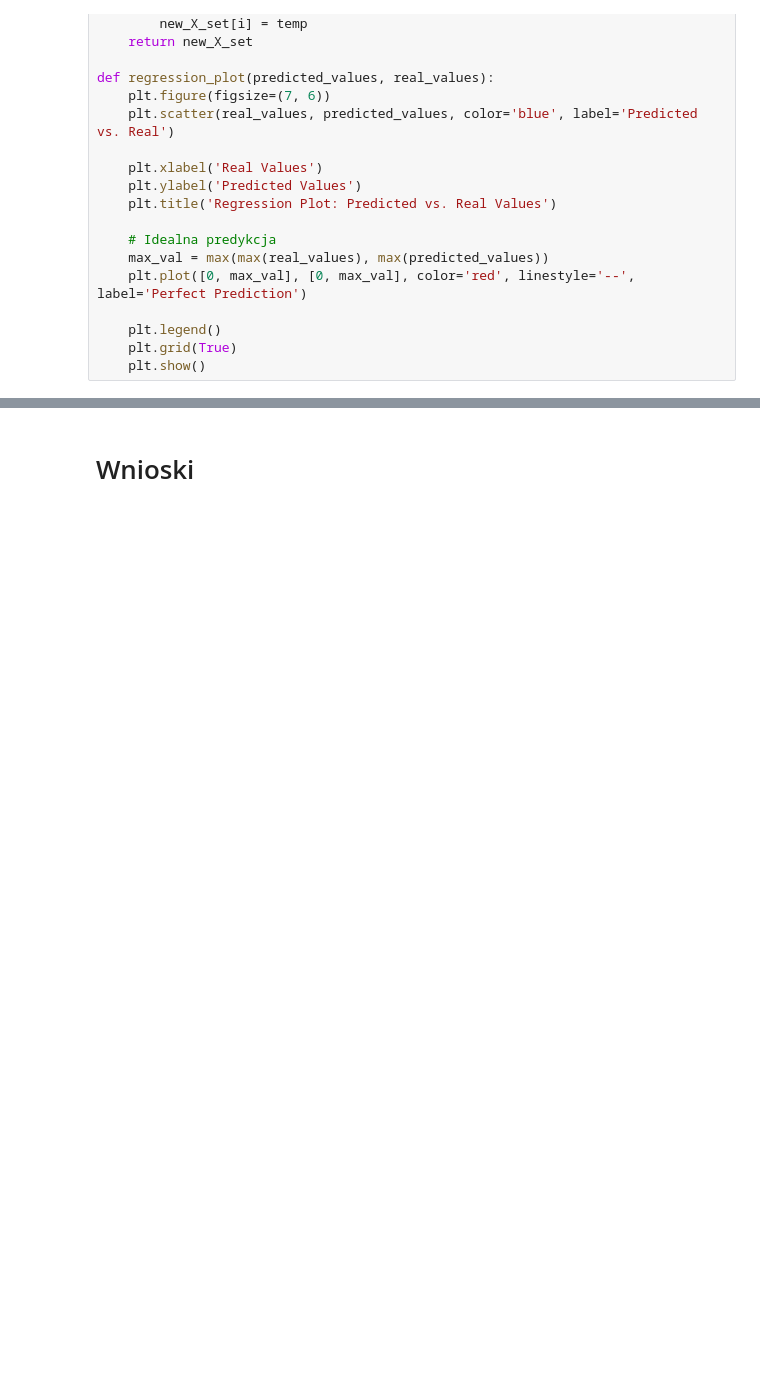
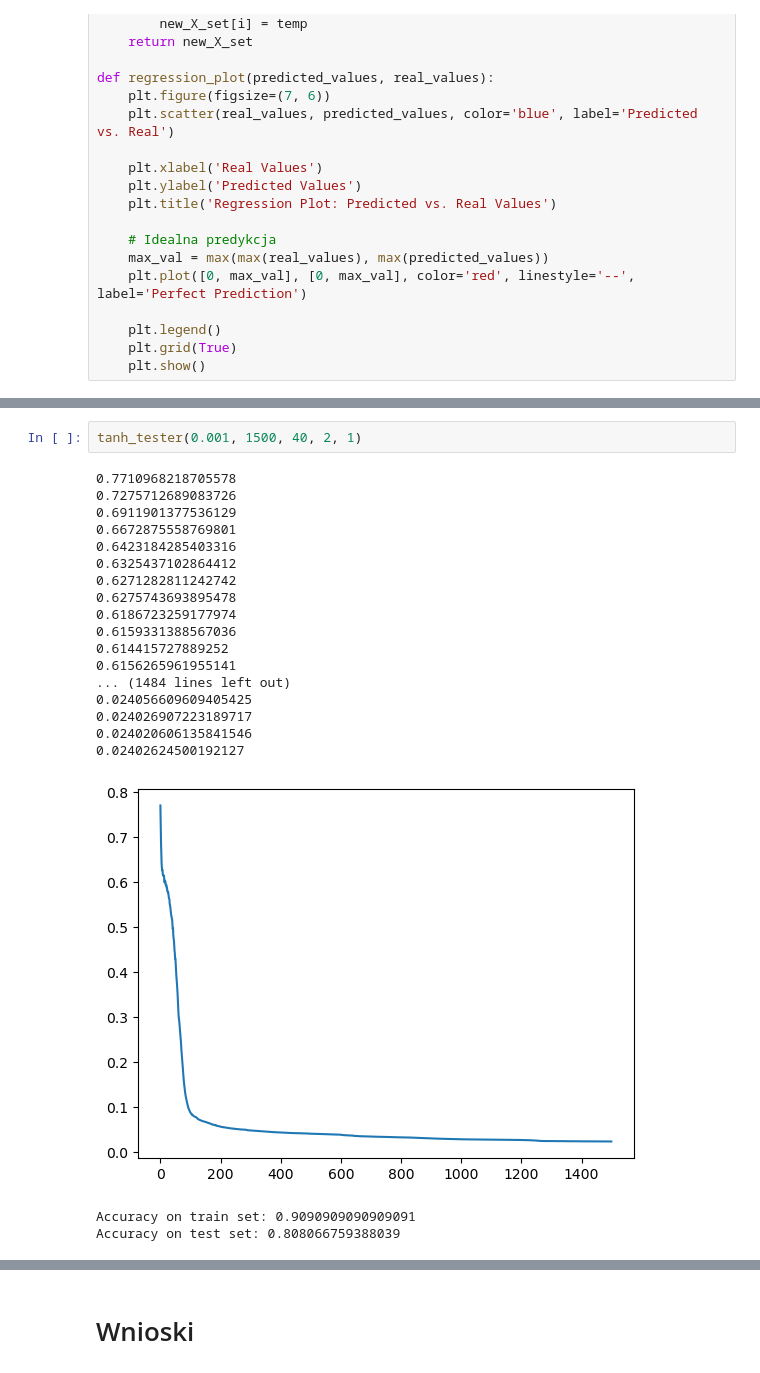
Before and after one commit to szczygiell/Machine_Learning_basics, a Jupyter notebook: cw5.ipynb, the cells around one changed output, grey strips where cells are left out. Saved outputs shown, nothing was run; the diff lists cells and outputs as text; blank space fills up the shorter version.

```diff
--- a/cw5.ipynb
+++ b/cw5.ipynb
@@ -385,0 +435,23 @@ Accuracy on test set: 0.09318497913769123
+# %%
+tanh_tester(0.001, 1500, 40, 2, 1)
+# %% [output]
+0.7710968218705578
+0.7275712689083726
+0.6911901377536129
+0.6672875558769801
+0.6423184285403316
+0.6325437102864412
+0.6271282811242742
+0.6275743693895478
+0.6186723259177974
+0.6159331388567036
+0.614415727889252
+0.6156265961955141
+... (1484 lines left out)
+0.024056609609405425
+0.024026907223189717
+0.024020606135841546
+0.02402624500192127
+[figure, added]
+Accuracy on train set: 0.9090909090909091
+Accuracy on test set: 0.808066759388039
```
Also changed, not shown: parts of 11 cells of this notebook.
